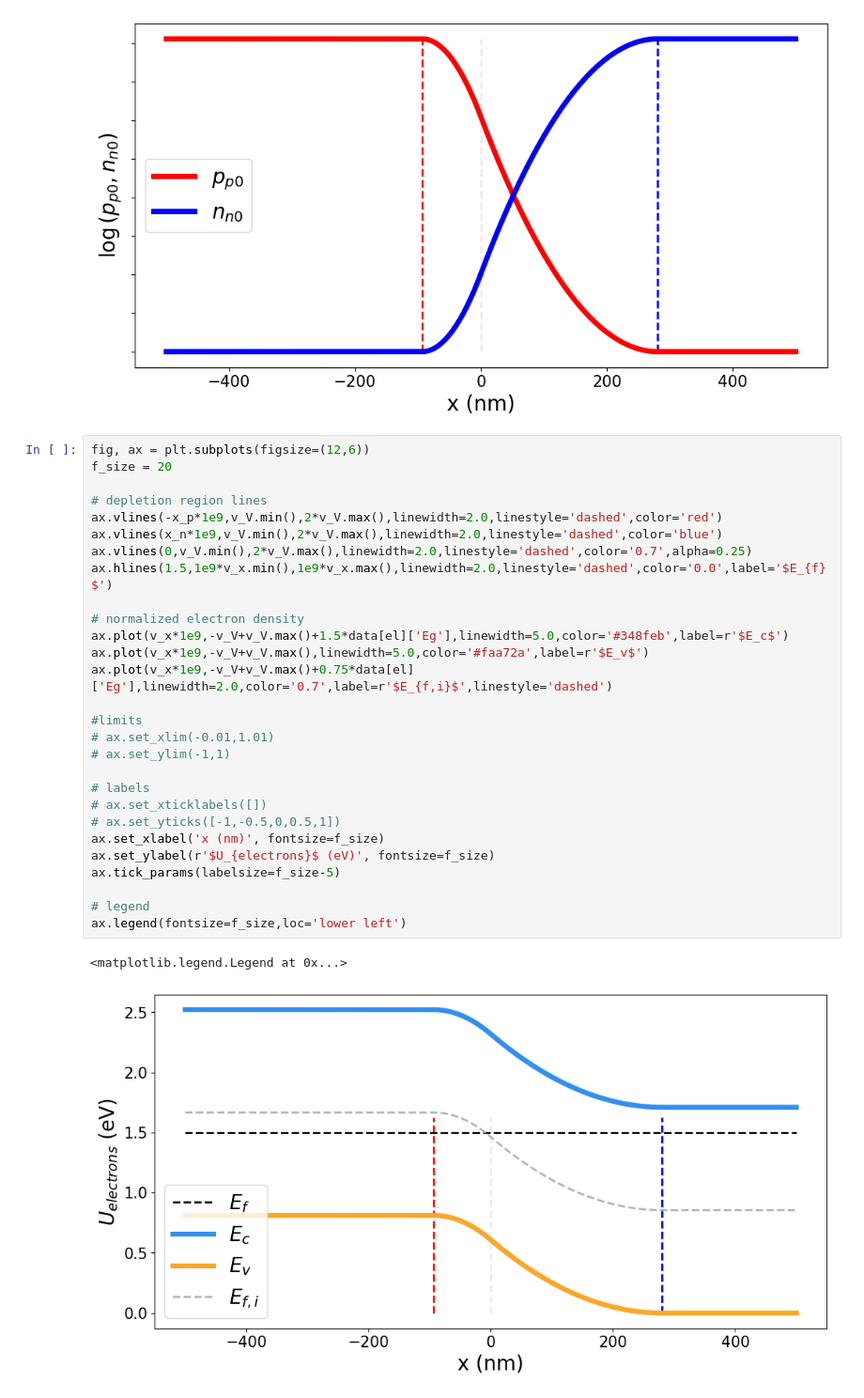
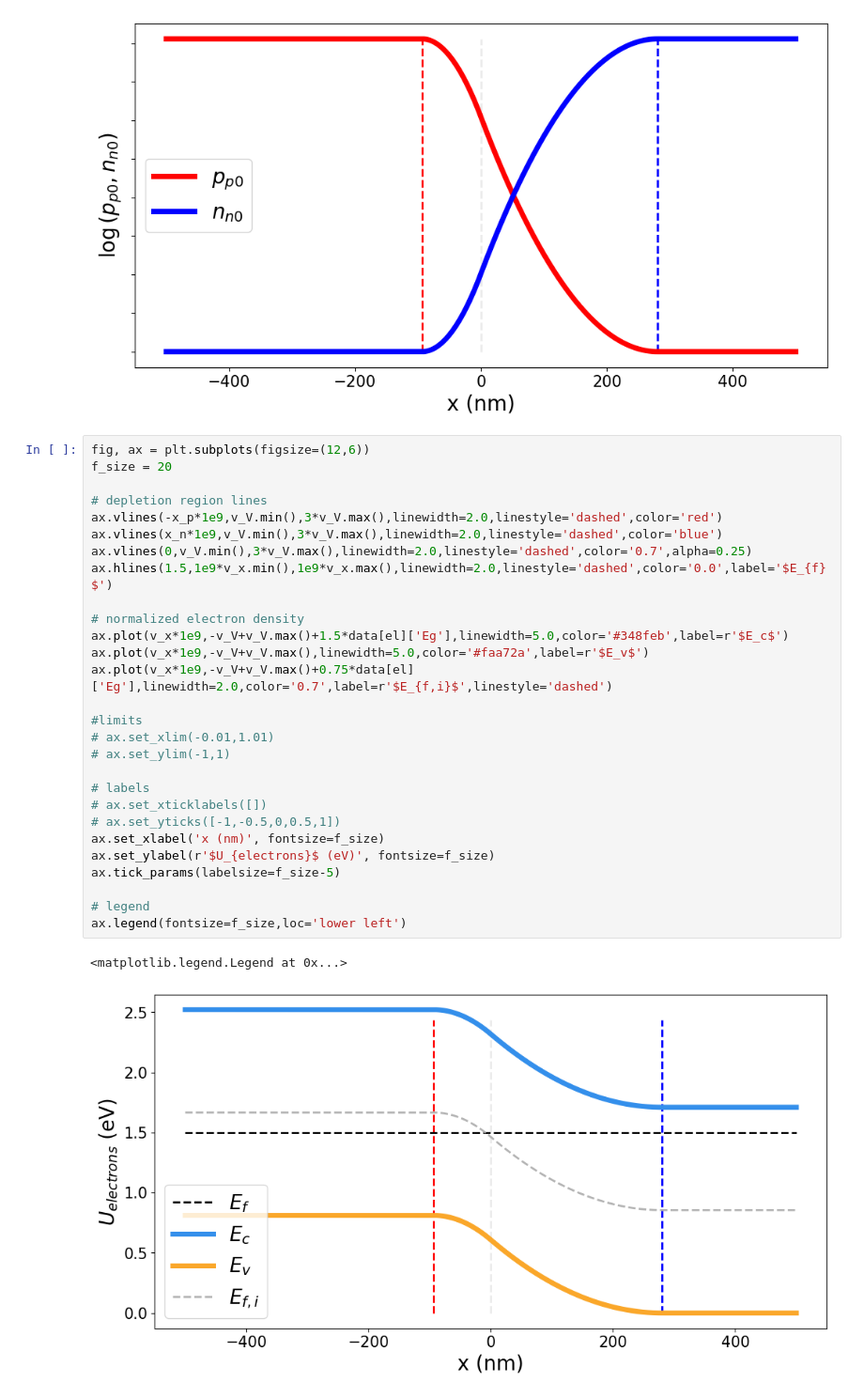
Before and after one commit to UnipvPhysicsLectures/PythonScripts, a Jupyter notebook: notebooks/pn-junction.ipynb, the cells around one changed output. Shown at 94% size. Cells and saved outputs as stored; diff of their text form.

Commit message:
qualitative band plots and current

```diff
--- a/notebooks/pn-junction.ipynb
+++ b/notebooks/pn-junction.ipynb
@@ -659,31 +676,31 @@ ax.legend(fontsize=f_size,loc='center left')
 # %%
 fig, ax = plt.subplots(figsize=(12,6))
 f_size = 20
 
 # depletion region lines
-ax.vlines(-x_p*1e9,v_V.min(),2*v_V.max(),linewidth=2.0,linestyle='dashed',color='red')
-ax.vlines(x_n*1e9,v_V.min(),2*v_V.max(),linewidth=2.0,linestyle='dashed',color='blue')
-ax.vlines(0,v_V.min(),2*v_V.max(),linewidth=2.0,linestyle='dashed',color='0.7',alpha=0.25)
+ax.vlines(-x_p*1e9,v_V.min(),3*v_V.max(),linewidth=2.0,linestyle='dashed',color='red')
+ax.vlines(x_n*1e9,v_V.min(),3*v_V.max(),linewidth=2.0,linestyle='dashed',color='blue')
+ax.vlines(0,v_V.min(),3*v_V.max(),linewidth=2.0,linestyle='dashed',color='0.7',alpha=0.25)
 ax.hlines(1.5,1e9*v_x.min(),1e9*v_x.max(),linewidth=2.0,linestyle='dashed',color='0.0',label='$E_{f}$')
 
 # normalized electron density
 ax.plot(v_x*1e9,-v_V+v_V.max()+1.5*data[el]['Eg'],linewidth=5.0,color='#348feb',label=r'$E_c$')
 ax.plot(v_x*1e9,-v_V+v_V.max(),linewidth=5.0,color='#faa72a',label=r'$E_v$')
 ax.plot(v_x*1e9,-v_V+v_V.max()+0.75*data[el]['Eg'],linewidth=2.0,color='0.7',label=r'$E_{f,i}$',linestyle='dashed')
 
 #limits
 # ax.set_xlim(-0.01,1.01)
 # ax.set_ylim(-1,1)
 
 # labels
 # ax.set_xticklabels([])
 # ax.set_yticks([-1,-0.5,0,0.5,1])
 ax.set_xlabel('x (nm)', fontsize=f_size)
 ax.set_ylabel(r'$U_{electrons}$ (eV)', fontsize=f_size)
 ax.tick_params(labelsize=f_size-5)
 
 # legend
 ax.legend(fontsize=f_size,loc='lower left')
 # %% [output]
 <matplotlib.legend.Legend at 0x...>
-[figure, old version]
+[figure, new version]
```
Also changed, not shown: parts of 8 cells of this notebook.
